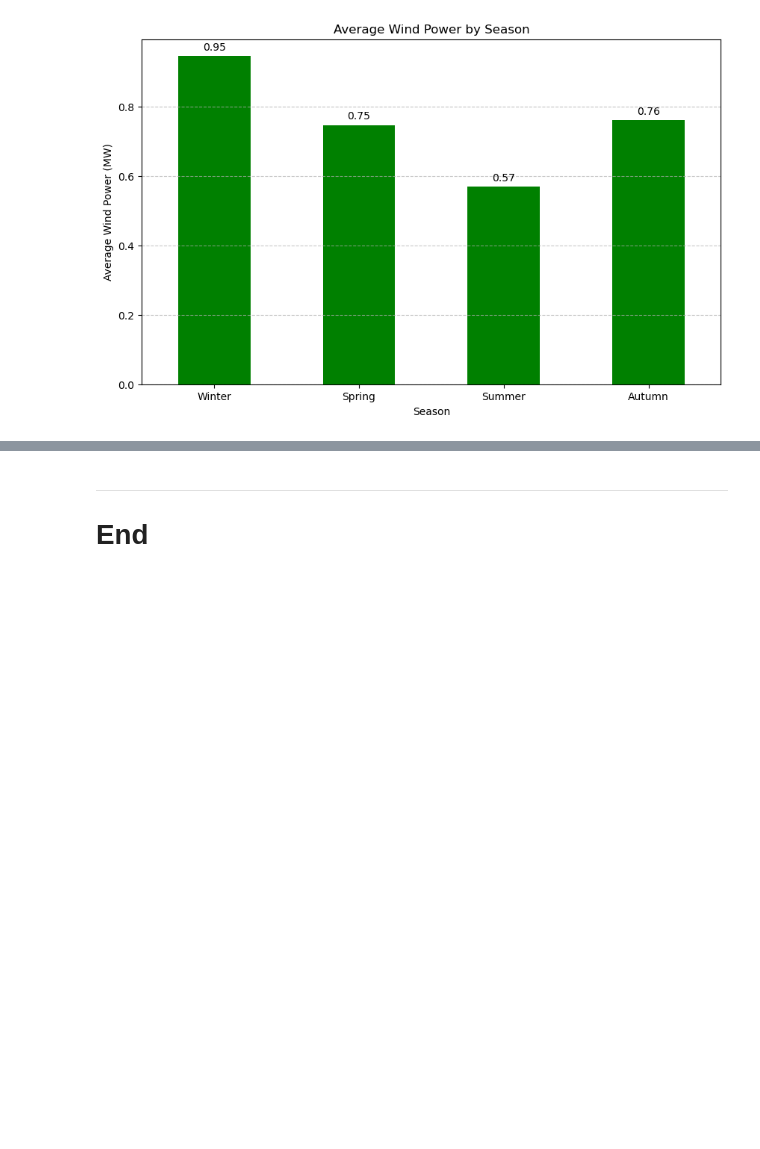
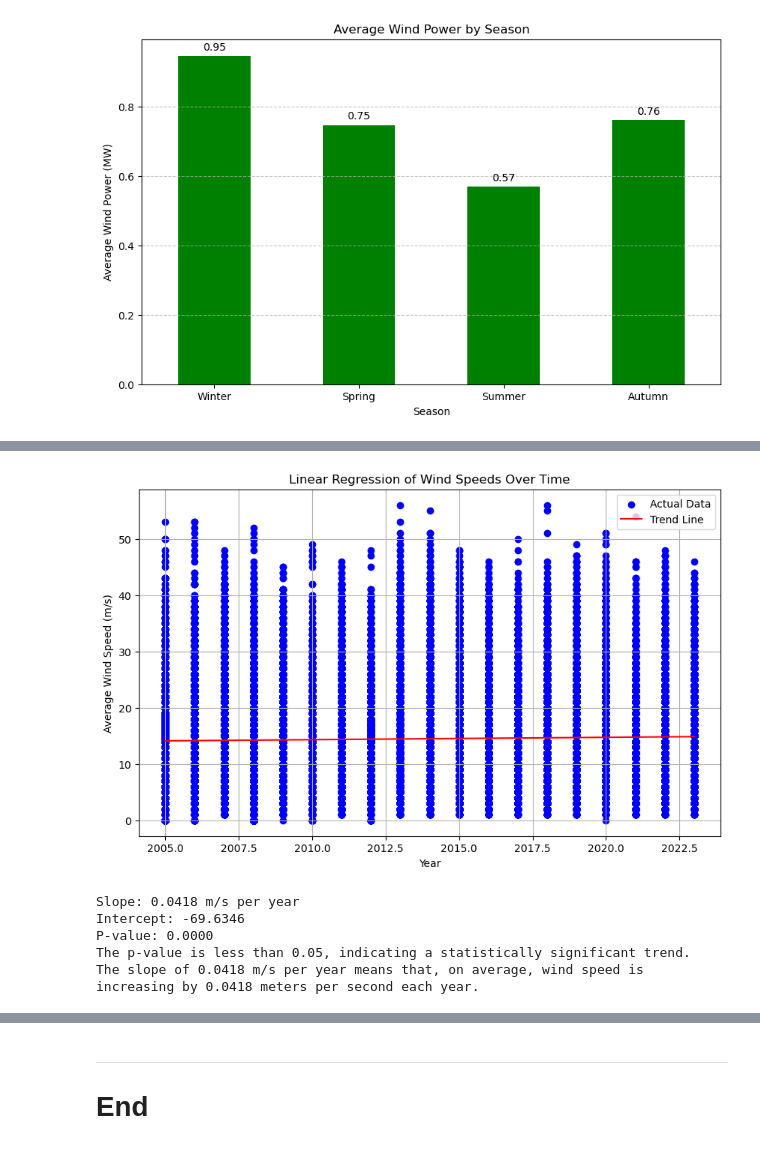
Before and after one commit to filipekojak88/PFDA, a Jupyter notebook: project/windspeed.ipynb, the cells around one changed output, grey strips where cells are left out. Drawn from its saved outputs; the diff is of its cells as text; code cells hidden in the pictures; blank space fills up the shorter version.

```diff
--- a/project/windspeed.ipynb
+++ b/project/windspeed.ipynb
@@ -476,0 +592,50 @@ plt.show()
+# %%
+# Prepare the data for regression
+X = df['year']  # Years
+y = df['wdsp']  # Average Wind Speed
+
+# Add constant to the independent variable for statsmodels (to include the intercept in the model)
+X_with_const = sm.add_constant(X)
+
+# Create the regression model using statsmodels
+model = sm.OLS(y, X_with_const)
+results = model.fit()
+
+# Get the slope, intercept, and p-value
+slope = results.params[1]
+intercept = results.params[0]
+p_value = results.pvalues[1]
+
+# Make predictions
+y_pred = results.predict(X_with_const)
+
+# Plot the data and the regression line
+plt.figure(figsize=(10, 6))
+plt.scatter(df['year'], df['wdsp'], color='blue', label='Actual Data')
+plt.plot(df['year'], y_pred, color='red', label='Trend Line')
+plt.title("Linear Regression of Wind Speeds Over Time")
+plt.xlabel("Year")
+plt.ylabel("Average Wind Speed (m/s)")
+plt.legend()
+plt.grid(True)
+plt.show()
+
+# Print the slope, intercept, and p-value
+print(f"Slope: {slope:.4f} m/s per year")
+print(f"Intercept: {intercept:.4f}")
+print(f"P-value: {p_value:.4f}")
+
+# Interpretation based on p-value and slope
+if p_value < 0.05:
+    print(f"The p-value is less than 0.05, indicating a statistically significant trend.")
+    print(f"The slope of {slope:.4f} m/s per year means that, on average, wind speed is increasing by {slope:.4f} meters per second each year.")
+else:
+    print(f"The p-value is greater than 0.05, indicating no statistically significant trend.")
+    print(f"The slope of {slope:.4f} m/s per year is not significant enough to confidently claim a consistent change in wind speeds over time.")
+# %% [output]
+[figure, added]
+Slope: 0.0418 m/s per year
+Intercept: -69.6346
+P-value: 0.0000
+The p-value is less than 0.05, indicating a statistically significant trend.
+The slope of 0.0418 m/s per year means that, on average, wind speed is increasing by 0.0418 meters per second each year.
```
Also changed, not shown: parts of 35 cells of this notebook, 1 other file.
